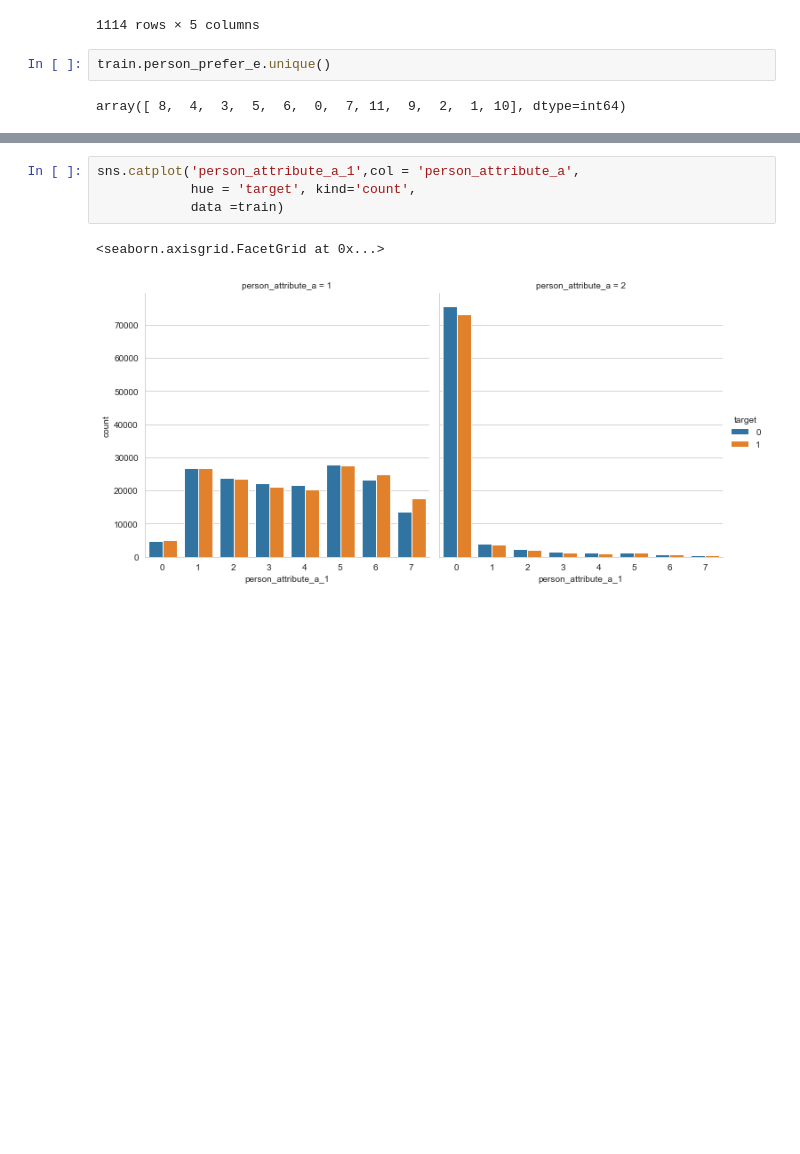
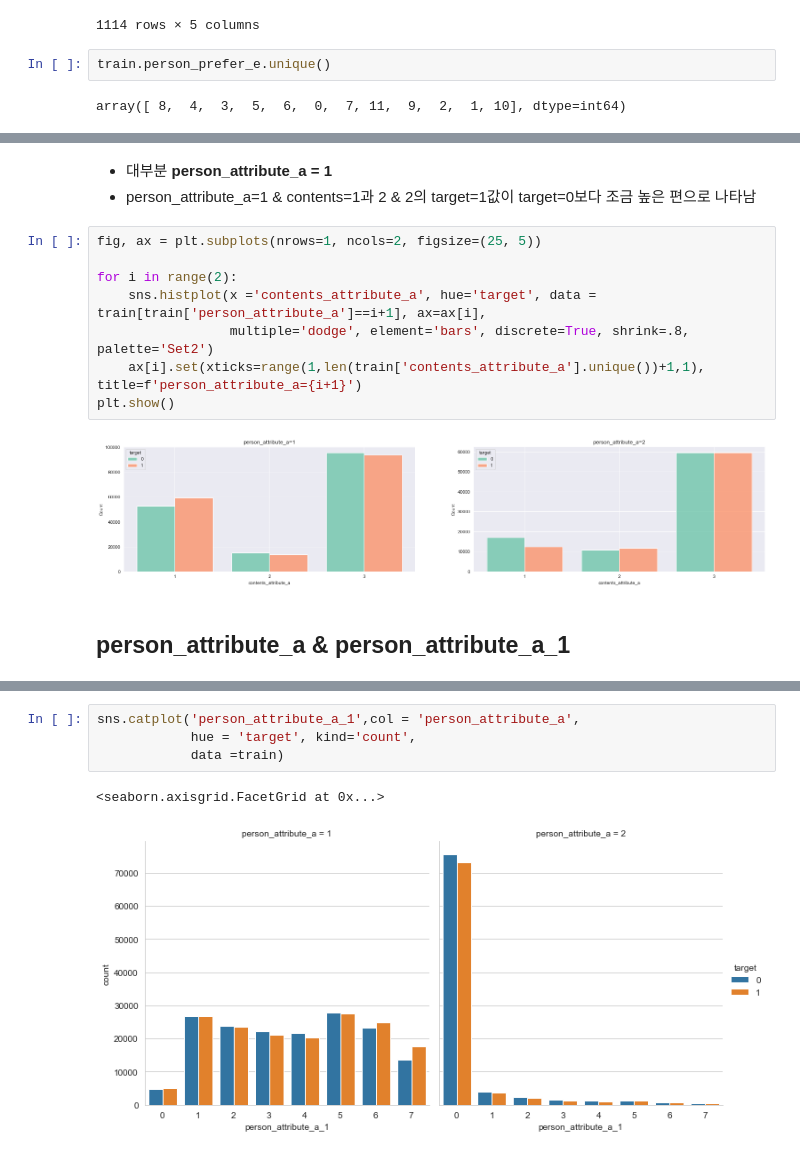
Before and after one commit to joniekwon/dacon, a Jupyter notebook: jobcare/day1-EDA.ipynb, the cells around one changed output, grey strips where cells are left out. Drawn from its saved outputs; the diff is of its cells as text; blank space fills up the shorter version.

```diff
--- a/jobcare/day1-EDA.ipynb
+++ b/jobcare/day1-EDA.ipynb
@@ -309,0 +312,15 @@ sns.factorplot('person_prefer_e','contents_attribute_e', hue='target', data = tr
+# %% [markdown]
+* 대부분 **person_attribute_a = 1**
+* person_attribute_a=1 & contents=1과 2 & 2의 target=1값이 target=0보다 조금 높은 편으로 나타남
+# %%
+fig, ax = plt.subplots(nrows=1, ncols=2, figsize=(25, 5))
+
+for i in range(2):
+    sns.histplot(x ='contents_attribute_a', hue='target', data = train[train['person_attribute_a']==i+1], ax=ax[i],
+                 multiple='dodge', element='bars', discrete=True, shrink=.8, palette='Set2')
+    ax[i].set(xticks=range(1,len(train['contents_attribute_a'].unique())+1,1), title=f'person_attribute_a={i+1}')
+plt.show()
+# %% [output]
+[figure, added]
+# %% [markdown]
+## person_attribute_a & person_attribute_a_1
```
Also changed, not shown: parts of 62 cells of this notebook.
